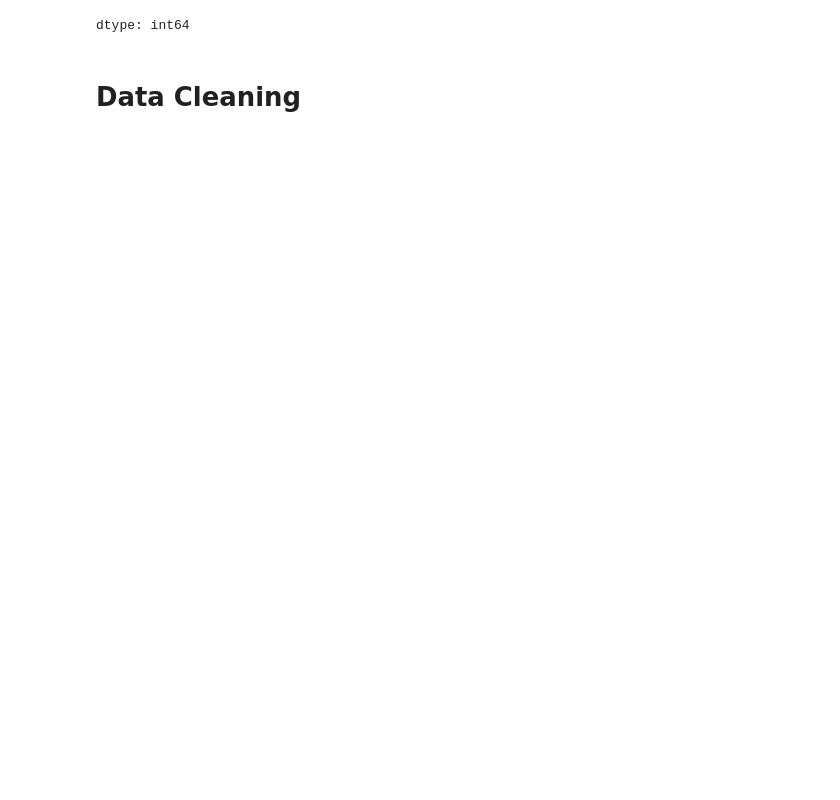
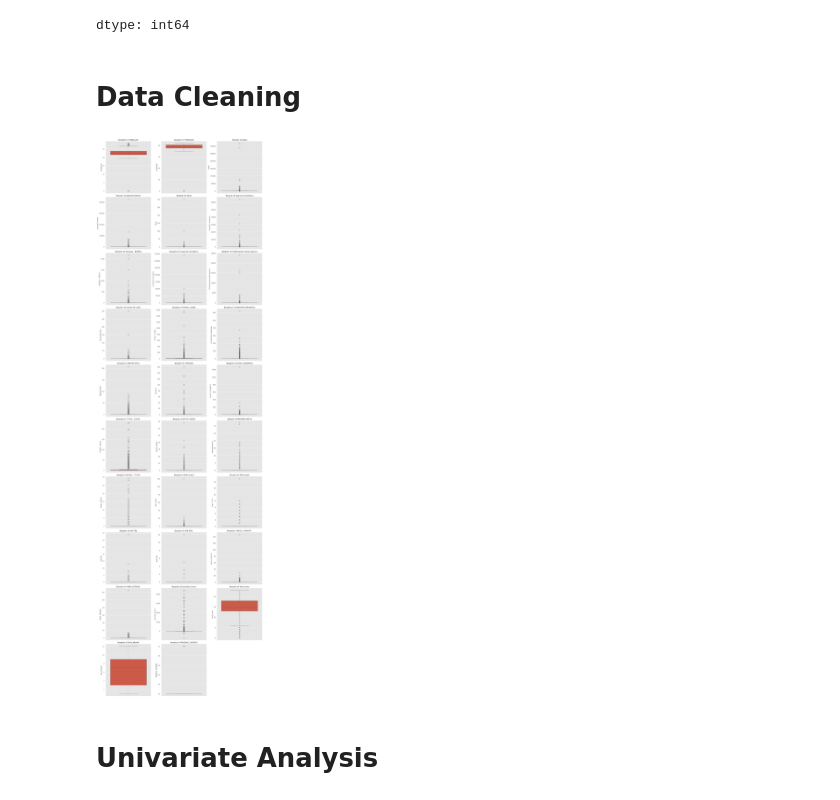
Before and after one commit to Yassin1-prog/EDA-Wildfires-Greece, a Jupyter notebook: Greek_Wildfires_Analysis.ipynb, the cells around one changed output. Cells and saved outputs as stored; diff of their text form; code cells hidden in the pictures; blank space fills up the shorter version.

Commit message:
Initial Data Assesment

```diff
--- a/Greek_Wildfires_Analysis.ipynb
+++ b/Greek_Wildfires_Analysis.ipynb
@@ -118,5 +121,8 @@ dtype: int64
 # %% [markdown]
 # Data Cleaning
 # %%
-columns_to_drop = ["Α/Α ΕΓΓΡΑΦΗΣ", "Α/Α ENGAGE", "Δασαρχείο", ]  # Replace with actual column names
+columns_to_drop = ["Α/Α ΕΓΓΡΑΦΗΣ", "Α/Α ENGAGE", "Δασαρχείο", "ΟΧΗΜ. ΥΠΗΡΕΣΙΑΚΑ"]
 df.drop(columns=columns_to_drop, inplace=True)
+# %%
+# replace null values in the Περιοχη column with a new category unknown
+df.fillna({'Περιοχή': 'Unknown'}, inplace=True)
@@ -122,0 +159,33 @@ df.drop(columns=columns_to_drop, inplace=True)
+# %%
+#df["MISSING_COORDS"] = df["X-ENGAGE"].isna() | df["Y-ENGAGE"].isna()
+df["MISSING_COORDS"] = (df["X-ENGAGE"].isna() | df["Y-ENGAGE"].isna()).astype(int)
+# %%
+# use median imputations for specific median columns
+columns_to_impute = ['ΜΙΣΘ. ΑΕΡΟΣΚ.', 'ΜΙΣΘ. ΕΛΙΚΟΠΤ.', 'ΠΥΡΟΣ. ΣΩΜΑ', 'ΠΕΖΟΠΟΡΑ ΤΜΗΜΑΤΑ']
+df[columns_to_impute] = df[columns_to_impute].fillna(df[columns_to_impute].median())
+# %%
+# detect outliers
+def plot_numerical_boxplots(df):
+    """Generates box plots for all numerical columns in the DataFrame in a grid."""
+    numerical_cols = df.select_dtypes(include=np.number).columns
+    num_plots = len(numerical_cols)
+    num_rows = (num_plots + 2) // 3  # Calculate the number of rows needed
+
+    fig, axes = plt.subplots(num_rows, 3, figsize=(18, 6 * num_rows))  # Create grid
+    axes = axes.flatten()  # Flatten the axes array for easier iteration
+
+    for i, col in enumerate(numerical_cols):
+        sns.boxplot(y=df[col], ax=axes[i])  # Plot on the current subplot
+        axes[i].set_title(f'Boxplot of {col}')
+        axes[i].set_ylabel(col)
+
+    # Hide any empty subplots if the number of plots isn't divisible by 3
+    for j in range(num_plots, len(axes)):
+        axes[j].set_visible(False)
+
+    plt.tight_layout()  # Adjust layout to prevent overlapping
+    plt.show()
+
+plot_numerical_boxplots(df)
+# %% [output]
+[figure, added]
@@ -122,0 +225,2 @@ df.drop(columns=columns_to_drop, inplace=True)
+# %% [markdown]
+# Univariate Analysis
```
Also changed, not shown: parts of 18 cells of this notebook.
